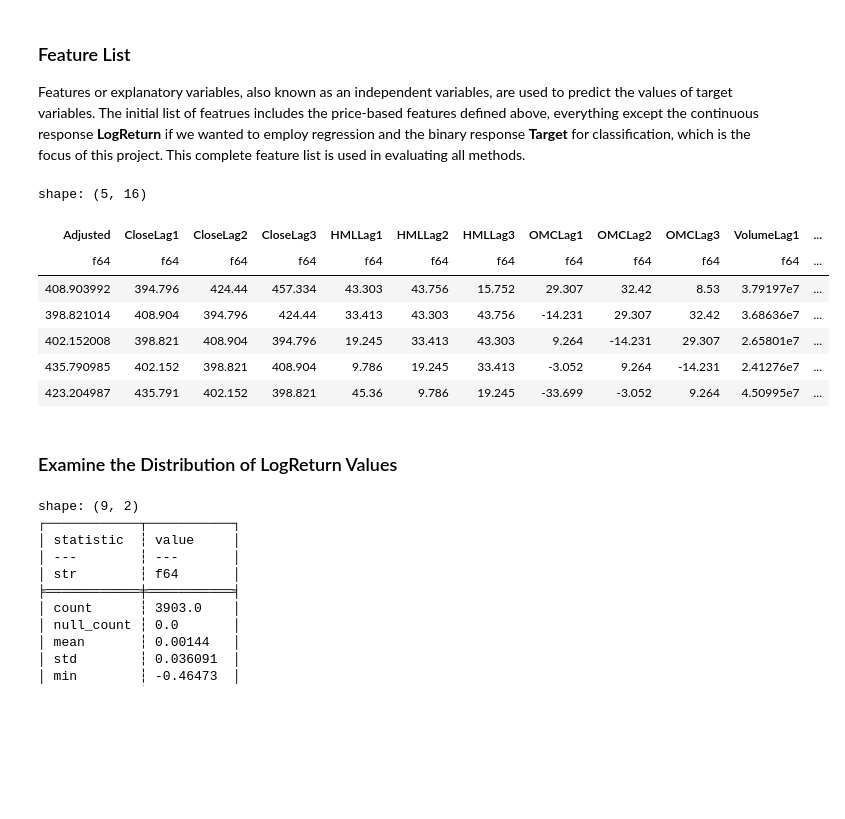
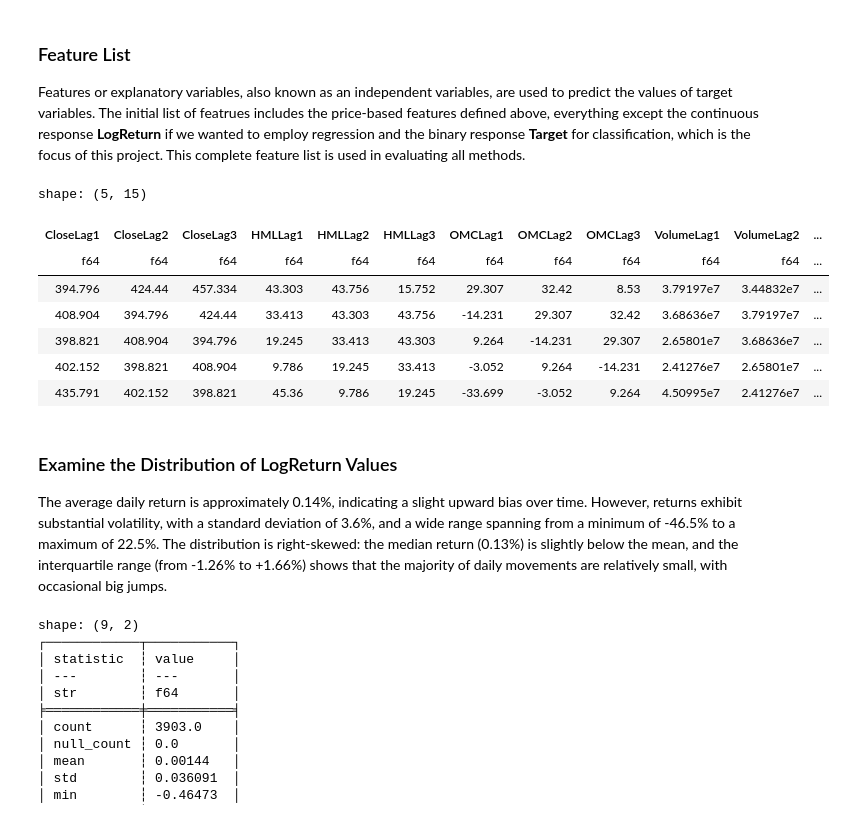
Before and after one commit to genchan0218/Financial-Engineering-Assignment-1, a Jupyter notebook: Financial Engineering Assignment 1 Hirayama.ipynb, the cells around one changed output. Saved outputs shown, nothing was run; the diff lists cells and outputs as text; code cells hidden in the pictures; blank space fills up the shorter version.

```diff
--- a/Financial Engineering Assignment 1 Hirayama.ipynb
+++ b/Financial Engineering Assignment 1 Hirayama.ipynb
@@ -94,7 +95,7 @@ historical_data.to_csv("btc_historical_data.csv")
 The following code cell demonstrates Polars use with the time series DataFrame for our selected market/ticker, btc.
 # %%
 import pandas as pd
-btc = pl.read_parquet("C:\\Users\\Genki\\Documents\\Homework\\Financial Machine Learning\\HW1\\btc_historical_data.parquet")
+btc = pl.read_parquet("C:\\Users\\Genki\\Documents\\Homework\\Financial Machine Learning\\HW1\\Financial-Engineering-Assignment-1\\btc_historical_data.parquet")
 
 #btc = pd.read_csv("C:/Users/Genki/Documents/Homework/Financial Machine Learning/HW1/btc_historical_data.csv")
 #btc = pl.read_parquet("my_data_frame.parquet")
@@ -220,20 +225,22 @@ Features or explanatory variables, also known as an independent variables, are u
 # %%
 # Select Features for the Model, exclude current day price variables ... no "leakage"
 # note for moving averages, we have excluded the current day, and provide a 10-day gap
 # so these may be included in the set
-X = btc.drop(['Date', 'LogReturn', 'Target', 'Open', 'High', 'Low', 'Close', 'Volume', 'HML', 'OMC'])
+X = btc.drop(['Date', 'LogReturn', 'Target', 'Open', 'High', 'Low', 'Close', 'Volume', 'HML', 'OMC', 'Adjusted'])
 X.head()
 # %% [output]
-shape: (5, 16)
+shape: (5, 15)
-| Adjusted | CloseLag1 | CloseLag2 | CloseLag3 | HMLLag1 | HMLLag2 | HMLLag3 | OMCLag1 | OMCLag2 | OMCLag3 | VolumeLag1 | ... |
+| CloseLag1 | CloseLag2 | CloseLag3 | HMLLag1 | HMLLag2 | HMLLag3 | OMCLag1 | OMCLag2 | OMCLag3 | VolumeLag1 | VolumeLag2 | ... |
 | f64 | f64 | f64 | f64 | f64 | f64 | f64 | f64 | f64 | f64 | f64 | ... |
-| 408.903992 | 394.796 | 424.44 | 457.334 | 43.303 | 43.756 | 15.752 | 29.307 | 32.42 | 8.53 | 3.79197e7 | ... |
-| 398.821014 | 408.904 | 394.796 | 424.44 | 33.413 | 43.303 | 43.756 | -14.231 | 29.307 | 32.42 | 3.68636e7 | ... |
-| 402.152008 | 398.821 | 408.904 | 394.796 | 19.245 | 33.413 | 43.303 | 9.264 | -14.231 | 29.307 | 2.65801e7 | ... |
-| 435.790985 | 402.152 | 398.821 | 408.904 | 9.786 | 19.245 | 33.413 | -3.052 | 9.264 | -14.231 | 2.41276e7 | ... |
-| 423.204987 | 435.791 | 402.152 | 398.821 | 45.36 | 9.786 | 19.245 | -33.699 | -3.052 | 9.264 | 4.50995e7 | ... |
+| 394.796 | 424.44 | 457.334 | 43.303 | 43.756 | 15.752 | 29.307 | 32.42 | 8.53 | 3.79197e7 | 3.44832e7 | ... |
+| 408.904 | 394.796 | 424.44 | 33.413 | 43.303 | 43.756 | -14.231 | 29.307 | 32.42 | 3.68636e7 | 3.79197e7 | ... |
+| 398.821 | 408.904 | 394.796 | 19.245 | 33.413 | 43.303 | 9.264 | -14.231 | 29.307 | 2.65801e7 | 3.68636e7 | ... |
+| 402.152 | 398.821 | 408.904 | 9.786 | 19.245 | 33.413 | -3.052 | 9.264 | -14.231 | 2.41276e7 | 2.65801e7 | ... |
+| 435.791 | 402.152 | 398.821 | 45.36 | 9.786 | 19.245 | -33.699 | -3.052 | 9.264 | 4.50995e7 | 2.41276e7 | ... |
-# %% [markdown]
-### Examine the Distribution of LogReturn Values
+# %% [markdown]
+### Examine the Distribution of LogReturn Values
+
+The average daily return is approximately 0.14%, indicating a slight upward bias over time. However, returns exhibit substantial volatility, with a standard deviation of 3.6%, and a wide range spanning from a minimum of -46.5% to a maximum of 22.5%. The distribution is right-skewed: the median return (0.13%) is slightly below the mean, and the interquartile range (from -1.26% to +1.66%) shows that the majority of daily movements are relatively small, with occasional big jumps.
 # %%
 # Define and examine the target for regression model development
 print(btc['LogReturn'].describe())
```
Also changed, not shown: parts of 26 cells of this notebook, 1 other file.
